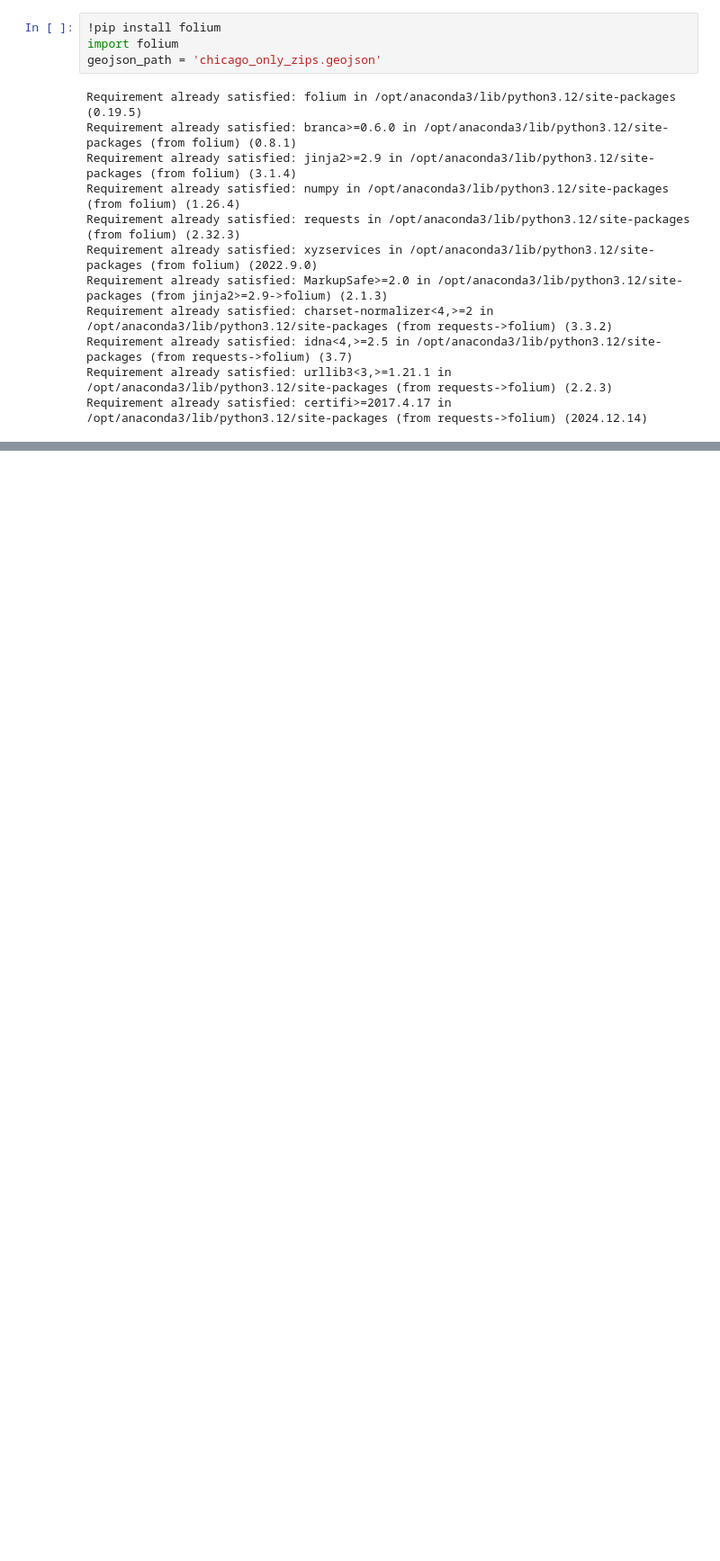
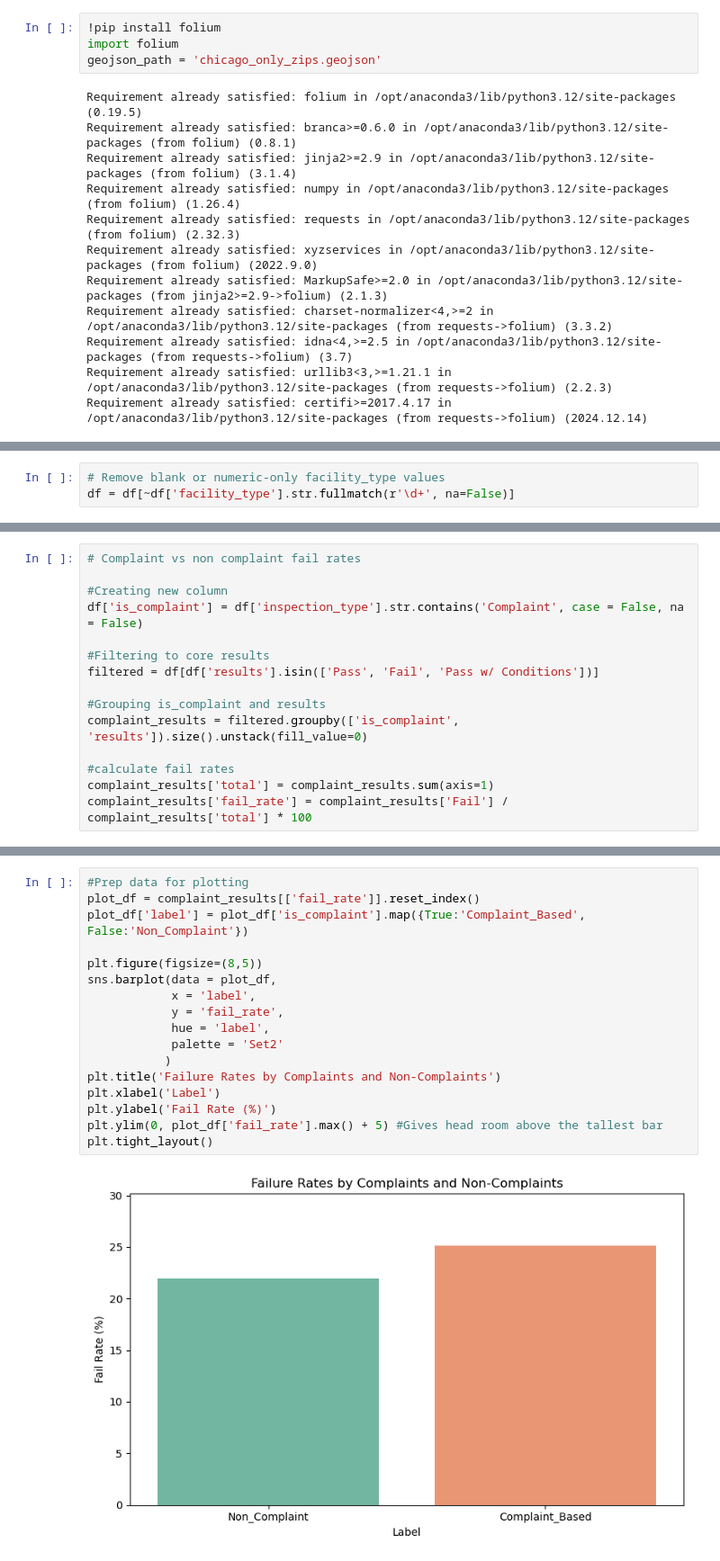
Before and after one commit to Mash2488/Chicago-Food-Inspections, a Jupyter notebook: Food_Inspection_EDA.ipynb, the cells around one changed output, grey strips where cells are left out. Shown at 90% size. Cells and saved outputs as stored; diff of their text form; blank space fills up the shorter version.

```diff
--- a/Food_Inspection_EDA.ipynb
+++ b/Food_Inspection_EDA.ipynb
@@ -319,0 +439,3 @@ m
+# %%
+# Remove blank or numeric-only facility_type values
+df = df[~df['facility_type'].str.fullmatch(r'\d+', na=False)]
@@ -319,0 +658,15 @@ m
+# %%
+# Complaint vs non complaint fail rates
+
+#Creating new column
+df['is_complaint'] = df['inspection_type'].str.contains('Complaint', case = False, na = False)
+
+#Filtering to core results
+filtered = df[df['results'].isin(['Pass', 'Fail', 'Pass w/ Conditions'])]
+
+#Grouping is_complaint and results
+complaint_results = filtered.groupby(['is_complaint', 'results']).size().unstack(fill_value=0)
+
+#calculate fail rates
+complaint_results['total'] = complaint_results.sum(axis=1)
+complaint_results['fail_rate'] = complaint_results['Fail'] / complaint_results['total'] * 100
@@ -319,0 +748,19 @@ m
+# %%
+#Prep data for plotting
+plot_df = complaint_results[['fail_rate']].reset_index()
+plot_df['label'] = plot_df['is_complaint'].map({True:'Complaint_Based', False:'Non_Complaint'})
+
+plt.figure(figsize=(8,5))
+sns.barplot(data = plot_df,
+            x = 'label',
+            y = 'fail_rate',
+            hue = 'label',
+            palette = 'Set2'
+           )
+plt.title('Failure Rates by Complaints and Non-Complaints')
+plt.xlabel('Label')
+plt.ylabel('Fail Rate (%)')
+plt.ylim(0, plot_df['fail_rate'].max() + 5) #Gives head room above the tallest bar
+plt.tight_layout()
+# %% [output]
+[figure, added]
```
Also changed, not shown: parts of 40 cells of this notebook, 4 other files.
